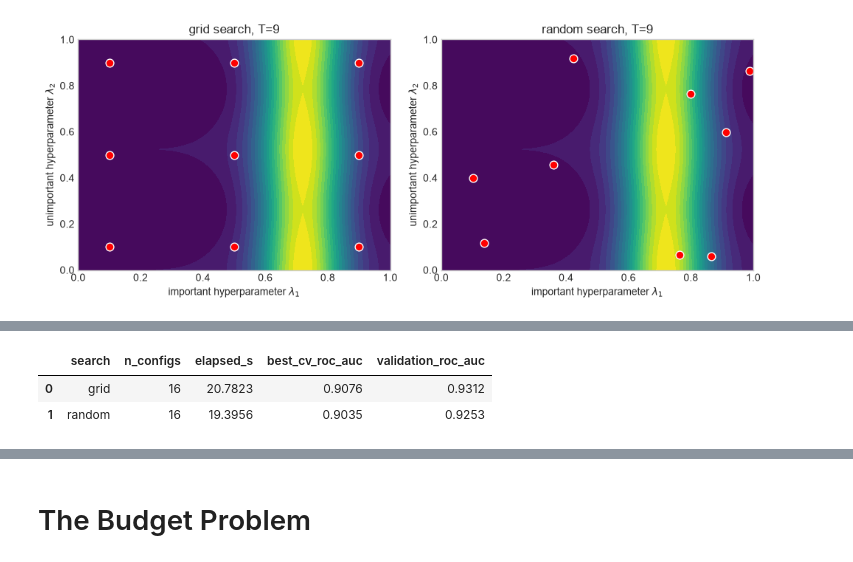
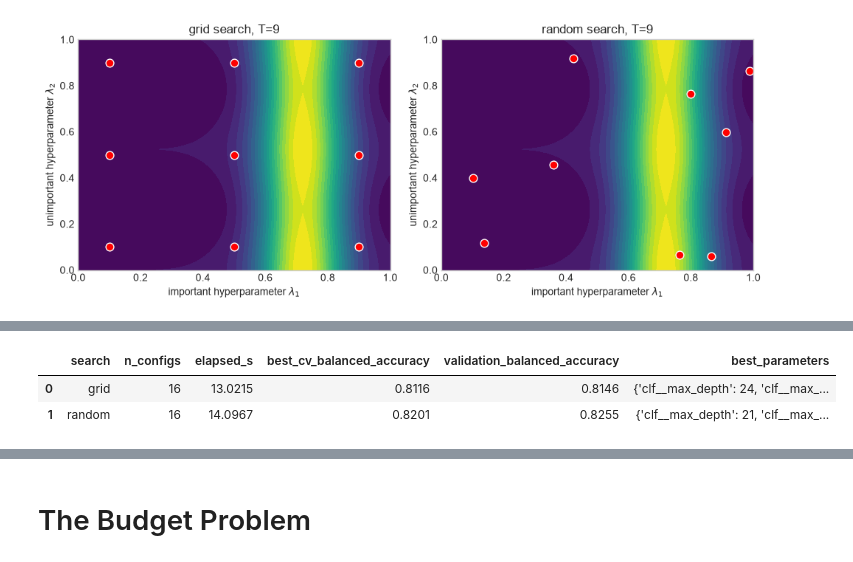
Before and after one commit to w4bo/AA2627-unibo-dcai, a Jupyter notebook: slides/lab-01-automl.ipynb, the cells around one changed output, grey strips where cells are left out. Saved outputs shown, nothing was run; the diff lists cells and outputs as text; code cells hidden in the pictures.

```diff
--- a/slides/lab-01-automl.ipynb
+++ b/slides/lab-01-automl.ipynb
@@ -444,0 +445,14 @@ pd.DataFrame(search_rows)
+# %%
+#| echo: false
+search_rows = []
+for name, search in searches.items():
+    started_at = time.perf_counter()
+    search.fit(X_cls_train, y_cls_train)
+    search_rows.append({
+        "search": name, "candidates": len(search.cv_results_["params"]),
+        "cv_balanced_accuracy": search.best_score_,
+        "elapsed_seconds": time.perf_counter() - started_at,
+        "validation_balanced_accuracy": evaluate_classifier(search, X_cls_val, y_cls_val)["balanced_accuracy"],
+        "best_parameters": search.best_params_,
+    })
+pd.DataFrame(search_rows)
@@ -454,41 +479,40 @@ pd.DataFrame(search_rows)
 # %%
-hgb_pipeline = Pipeline(
-    steps=[
-        ("preprocess", classification_preprocess),
-        ("clf", HistGradientBoostingClassifier(max_iter=100, random_state=RANDOM_STATE)),
-    ]
-)
-hgb_cv = StratifiedKFold(n_splits=3, shuffle=True, random_state=RANDOM_STATE)
+#| echo: false
+rf_extended_pipeline = Pipeline([
+    ("preprocess", classification_preprocess),
+    ("clf", RandomForestClassifier(n_estimators=64, class_weight="balanced",
+                                   random_state=RANDOM_STATE, n_jobs=1)),
+])
+rf_cv = StratifiedKFold(n_splits=3, shuffle=True, random_state=RANDOM_STATE)
 param_grid = {
-    "clf__learning_rate": [0.01, 0.3],
-    "clf__max_leaf_nodes": [8, 64],
-    "clf__min_samples_leaf": [5, 100],
-    "clf__l2_regularization": [0.0, 1.0],
+    "clf__max_depth": [2, 24], "clf__min_samples_leaf": [1, 24],
+    "clf__max_features": [0.15, 1.0], "clf__max_samples": [0.5, 1.0],
 }
 param_distributions = {
-    "clf__learning_rate": loguniform(0.01, 0.3),
-    "clf__max_leaf_nodes": randint(8, 65),
-    "clf__min_samples_leaf": randint(5, 101),
-    "clf__l2_regularization": uniform(0.0, 1.0),
+    "clf__max_depth": randint(2, 25), "clf__min_samples_leaf": randint(1, 25),
+    "clf__max_features": uniform(0.15, 0.85), "clf__max_samples": uniform(0.5, 0.5),
 }
-hgb_searches = {
-    "grid": GridSearchCV(hgb_pipeline, param_grid, cv=hgb_cv, scoring="roc_auc", n_jobs=1),
-    "random": RandomizedSearchCV(hgb_pipeline, param_distributions, n_iter=16, cv=hgb_cv, scoring="roc_auc", n_jobs=1, random_state=RANDOM_STATE),
+rf_searches = {
+    "grid": GridSearchCV(rf_extended_pipeline, param_grid, cv=rf_cv,
+                         scoring="balanced_accuracy", n_jobs=1, error_score="raise"),
+    "random": RandomizedSearchCV(rf_extended_pipeline, param_distributions, n_iter=16,
+        cv=rf_cv, scoring="balanced_accuracy", n_jobs=1,
+        random_state=RANDOM_STATE, error_score="raise"),
 }
-hgb_search_rows = []
-for name, search in hgb_searches.items():
-    started_at = time.time()
+rf_search_rows = []
+for name, search in rf_searches.items():
+    started_at = time.perf_counter()
     search.fit(X_cls_train, y_cls_train)
-    hgb_search_rows.append({
-        "search": name,
-        "n_configs": len(search.cv_results_["params"]),
-        "elapsed_s": time.time() - started_at,
-        "best_cv_roc_auc": search.best_score_,
-        "validation_roc_auc": roc_auc_score(y_cls_val, search.predict_proba(X_cls_val)[:, 1]),
+    rf_search_rows.append({
+        "search": name, "n_configs": len(search.cv_results_["params"]),
+        "elapsed_s": time.perf_counter() - started_at,
+        "best_cv_balanced_accuracy": search.best_score_,
+        "validation_balanced_accuracy": balanced_accuracy_score(y_cls_val, search.predict(X_cls_val)),
+        "best_parameters": search.best_params_,
     })
-pd.DataFrame(hgb_search_rows).round(4)
+pd.DataFrame(rf_search_rows).round(4)
 # %% [output]
-|  | search | n_configs | elapsed_s | best_cv_roc_auc | validation_roc_auc |
-| 0 | grid | 16 | 20.7823 | 0.9076 | 0.9312 |
-| 1 | random | 16 | 19.3956 | 0.9035 | 0.9253 |
+|  | search | n_configs | elapsed_s | best_cv_balanced_accuracy | validation_balanced_accuracy | best_parameters |
+| 0 | grid | 16 | 13.0215 | 0.8116 | 0.8146 | {'clf__max_depth': 24, 'clf__max_... |
+| 1 | random | 16 | 14.0967 | 0.8201 | 0.8255 | {'clf__max_depth': 21, 'clf__max_... |
 # %%
```
Also changed, not shown: parts of 47 cells of this notebook.
